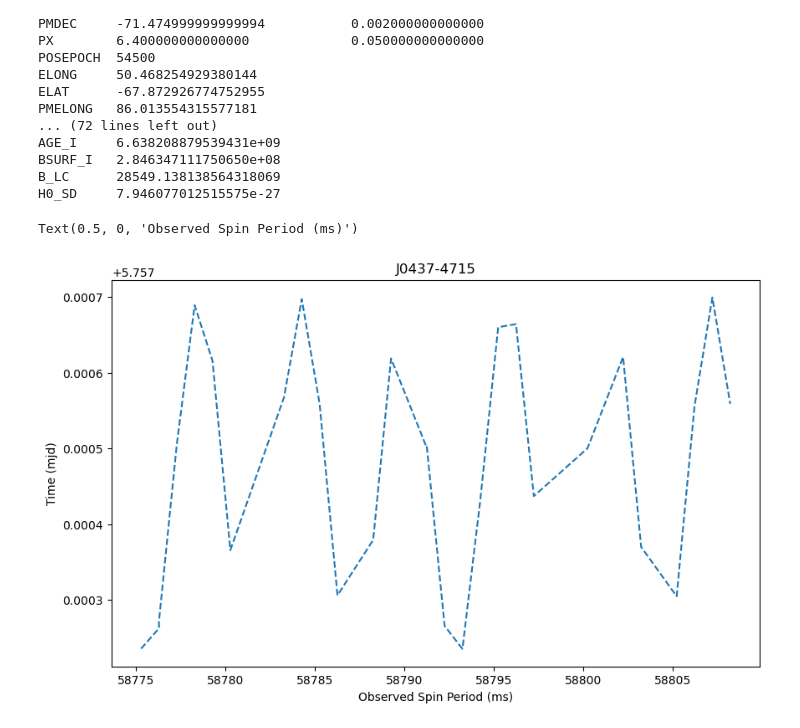
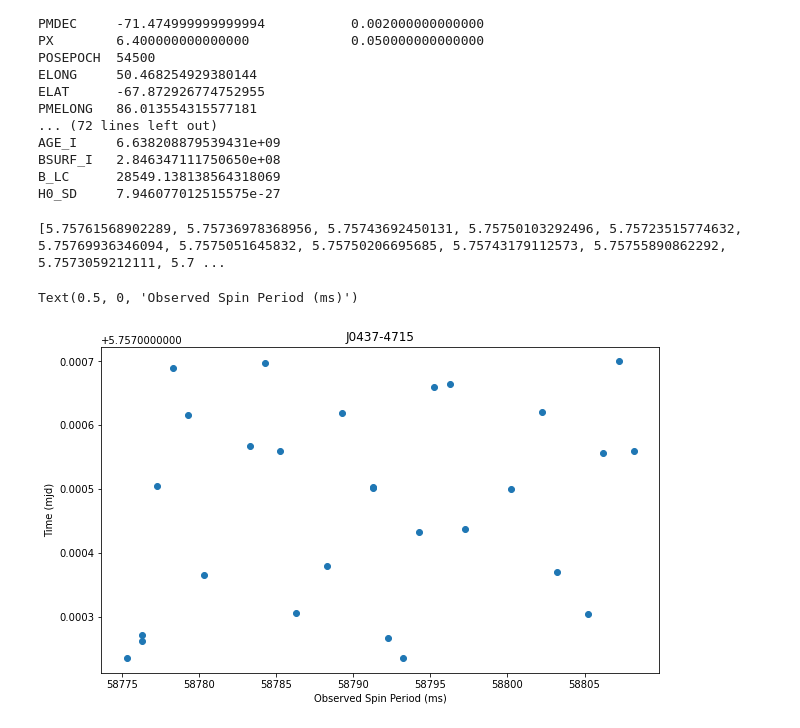
Before and after one commit to minifold/SDSS24-Pulsars, a Jupyter notebook: psr_orbit.ipynb, the cells around one changed output. Drawn from its saved outputs; the diff is of its cells as text; code cells hidden in the pictures.

```diff
--- a/psr_orbit.ipynb
+++ b/psr_orbit.ipynb
@@ -56,13 +57,17 @@ AGE_I     6.638208879539431e+09
 BSURF_I   2.846347111750650e+08
 B_LC      28549.138138564318069
 H0_SD     7.946077012515575e-27
+# %%
+print(P)
+# %% [output]
+[5.75761568902289, 5.75736978368956, 5.75743692450131, 5.75750103292496, 5.75723515774632, 5.75769936346094, 5.7575051645832, 5.75750206695685, 5.75743179112573, 5.75755890862292, 5.7573059212111, 5.7 ...
 # %%
 fig, ax = plt.subplots(figsize = (10, 6))
-ax.plot(t, P, '--')
+ax.plot(t, P, 'o')
 ax.set_title(pulsar)
 ax.set_ylabel("Time (mjd)")
 ax.set_xlabel("Observed Spin Period (ms)")
 # %% [output]
 Text(0.5, 0, 'Observed Spin Period (ms)')
-[figure, old version]
+[figure, new version]
 # %%
```
Also changed, not shown: parts of 5 cells of this notebook.
